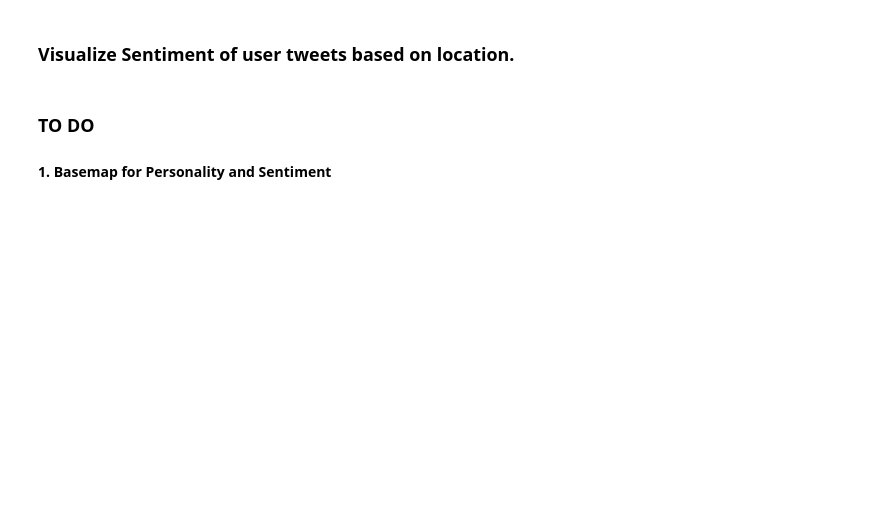
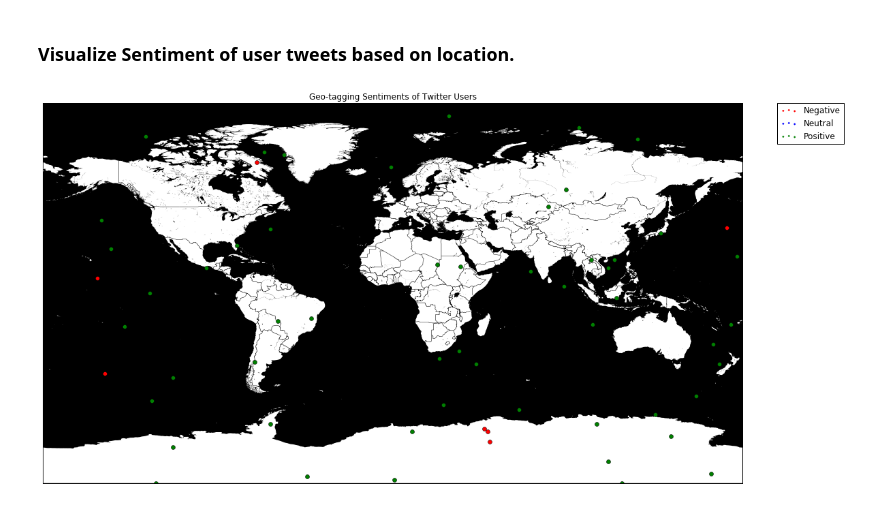
Before and after one commit to vishalbhalla/Twitter-User-Personality-Prediction, a Jupyter notebook: Twitter User Personality Prediction/Personality Predictor and Visualizer.ipynb, the cells around one changed output. Saved outputs shown, nothing was run; the diff lists cells and outputs as text; code cells hidden in the pictures; blank space fills up the shorter version.

Commit message:
Geo-tagging Sentiments of Twitter Users.

```diff
--- a/Twitter User Personality Prediction/Personality Predictor and Visualizer.ipynb
+++ b/Twitter User Personality Prediction/Personality Predictor and Visualizer.ipynb
@@ -1297,12 +1309,4 @@ GeoPlot(geo_longitude, geo_latitude, YTrain[0:60])
 # %%
-import string
-import matplotlib.cm as cm
-
-from mpl_toolkits.basemap import Basemap
-import matplotlib.pyplot as plt
-
-import pandas as pd
-
 def GeoSentimentPlot(geo_longitude, geo_latitude, sentiments):
 
     fig = plt.figure(figsize=(20,10))
@@ -1313,8 +1317,11 @@ def GeoSentimentPlot(geo_longitude, geo_latitude, sentiments):
     df = pd.DataFrame(raw_data, columns = ['latitude', 'longitude'])
 
 
-    totSampleLen = len(labels)
+    totSampleLen = len(sentiments)
     colors = ['red', 'blue', 'green']
+
+    negLimit = 0
+    posLimit = 0
 
     m = Basemap(projection='gall',lon_0=0,lat_0=0,resolution='i')
     x1,y1 = map(df['longitude'].values, df['latitude'].values)
@@ -1325,26 +1332,25 @@ def GeoSentimentPlot(geo_longitude, geo_latitude, sentiments):
     m.fillcontinents(color='white',lake_color='black')
 
     for i in xrange(totSampleLen):
-        if sentiments[i] < -0.5
-            m.plot(x1[i], y1[i], 'ro', color=colors[k])
-        elif sentiments[i] >= -0.5 and sentiments[i] >= 0.5
+#         print sentiments[i]
+        if sentiments[i] < negLimit:
+            m.plot(x1[i], y1[i], 'ro', color=colors[0])
+        elif sentiments[i] >= negLimit and sentiments[i] <= posLimit:
+            m.plot(x1[i], y1[i], 'ro', color=colors[1])
+        elif sentiments[i] > posLimit:
+            m.plot(x1[i], y1[i], 'ro', color=colors[2])
 
 
-    for k in xrange(10):
-        m.scatter(0,0, marker='D',color=colors[k], s=2, label=reverseMapLabels(k))
+    for k in xrange(3):
+        m.scatter(0,0, marker='D',color=colors[k], s=2, label=reverseMapSentiments(k))
 
-    plt.title("Geo-tagging Personality Types for Twitter Users")
+    plt.title("Geo-tagging Sentiments of Twitter Users")
     # Place a legend to the right of this smaller figure.
     plt.legend(bbox_to_anchor=(1.05, 1), loc=2, borderaxespad=0.)
     plt.show()
 # %% [markdown]
 ### Visualize Sentiment of user tweets based on location.
-# %%
-lon = np.random.random_integers(-180,180,79)
-lat = np.random.random_integers(-90,90,79)
-geo_latitude = lat
-geo_longitude = lon
-GeoPlot(geo_longitude, geo_latitude)
-# %% [markdown]
-### TO DO
-#### 1. Basemap for Personality and Sentiment
+# %%
+GeoSentimentPlot(geo_longitude, geo_latitude, XTrainSentiment[0:60])
+# %% [output]
+[figure, added]
```
Also changed, not shown: parts of 2 cells of this notebook.
